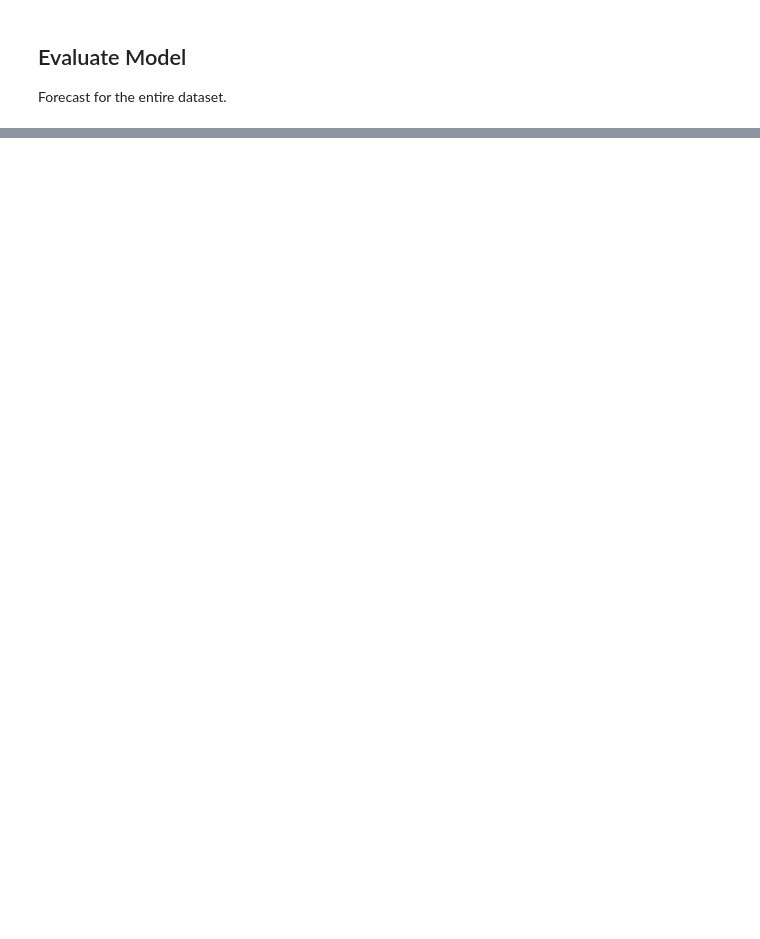
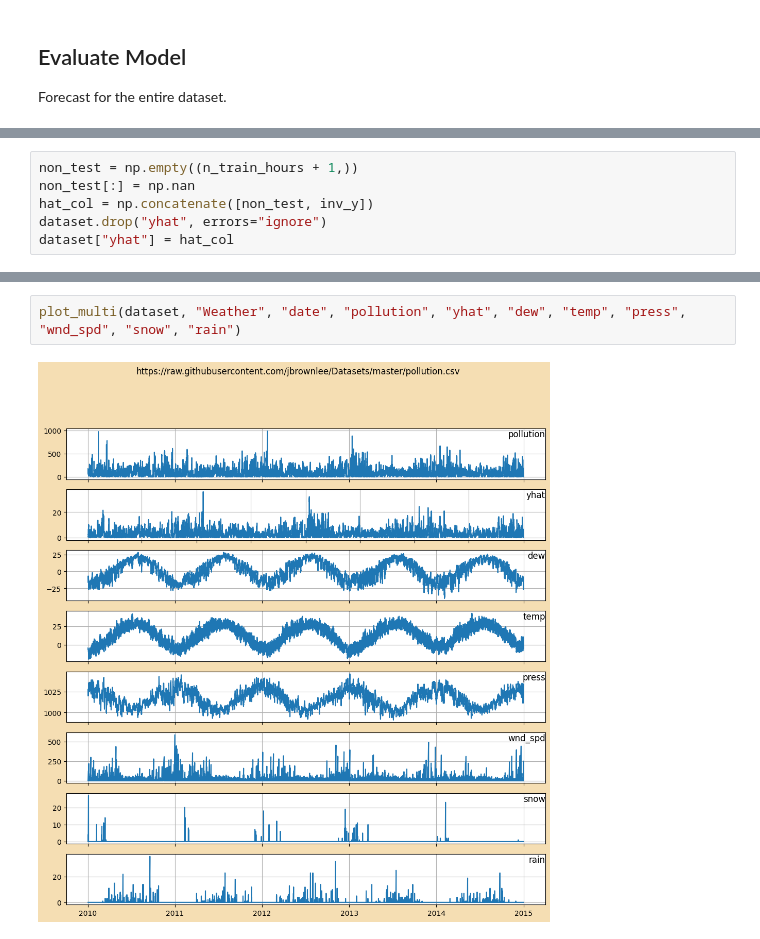
Before and after one commit to ghst659/sml00, a Jupyter notebook: forecast/LSTM_multivar.ipynb, the cells around one changed output, grey strips where cells are left out. Saved outputs shown, nothing was run; the diff lists cells and outputs as text; blank space fills up the shorter version.

Commit message:
Adding an output chart, showing gross errors!

```diff
--- a/forecast/LSTM_multivar.ipynb
+++ b/forecast/LSTM_multivar.ipynb
@@ -262,0 +269,6 @@ Test RMSE: 0.963
+# %%
+non_test = np.empty((n_train_hours + 1,))
+non_test[:] = np.nan
+hat_col = np.concatenate([non_test, inv_y])
+dataset.drop("yhat", errors="ignore")
+dataset["yhat"] = hat_col
@@ -262,0 +285,4 @@ Test RMSE: 0.963
+# %%
+plot_multi(dataset, "Weather", "date", "pollution", "yhat", "dew", "temp", "press", "wnd_spd", "snow", "rain")
+# %% [output]
+[figure, added]
```
Also changed, not shown: parts of 6 cells of this notebook.
